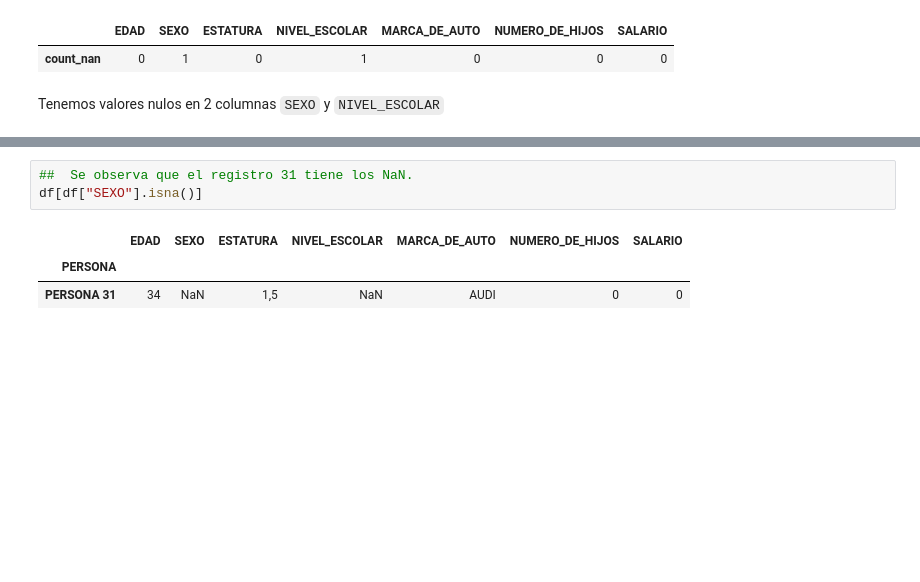
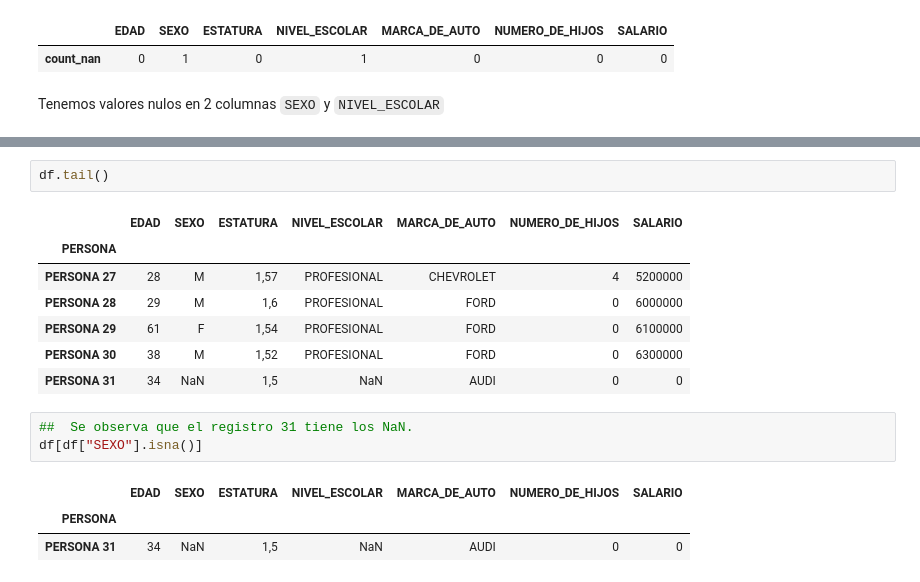
Before and after one commit to JSLOZANO99/Fundamentos_Analitica, a Jupyter notebook: Lectura_1_Stats_Descriptiva.ipynb, the cells around one changed output, grey strips where cells are left out. Saved outputs shown, nothing was run; the diff lists cells and outputs as text; blank space fills up the shorter version.

```diff
--- a/Lectura_1_Stats_Descriptiva.ipynb
+++ b/Lectura_1_Stats_Descriptiva.ipynb
@@ -203,3 +222,13 @@ Tenemos valores nulos en 2 columnas `SEXO` y `NIVEL_ESCOLAR`
+# %%
+df.tail()
+# %% [output]
+|  | EDAD | SEXO | ESTATURA | NIVEL_ESCOLAR | MARCA_DE_AUTO | NUMERO_DE_HIJOS | SALARIO |
+| PERSONA |  |  |  |  |  |  |  |
+| PERSONA 27 | 28 | M | 1,57 | PROFESIONAL | CHEVROLET | 4 | 5200000 |
+| PERSONA 28 | 29 | M | 1,6 | PROFESIONAL | FORD | 0 | 6000000 |
+| PERSONA 29 | 61 | F | 1,54 | PROFESIONAL | FORD | 0 | 6100000 |
+| PERSONA 30 | 38 | M | 1,52 | PROFESIONAL | FORD | 0 | 6300000 |
+| PERSONA 31 | 34 | NaN | 1,5 | NaN | AUDI | 0 | 0 |
 # %%
 ##  Se observa que el registro 31 tiene los NaN.
 df[df["SEXO"].isna()]
```
Also changed, not shown: parts of 29 cells of this notebook, 3 other files.
